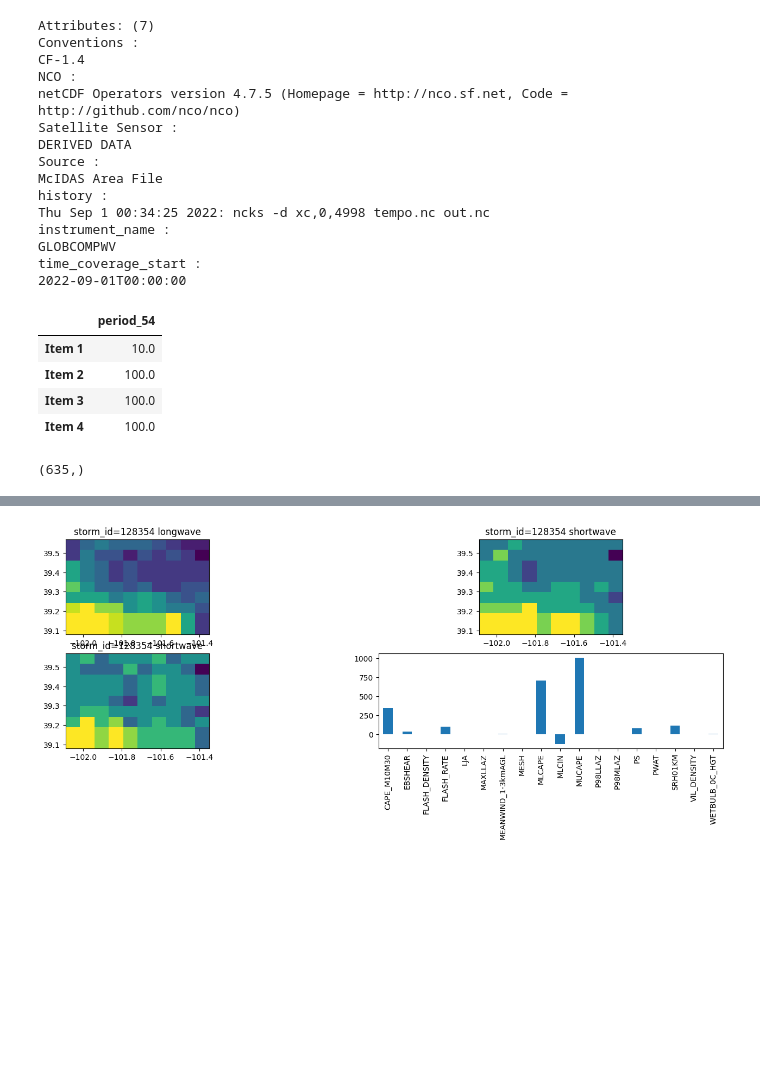
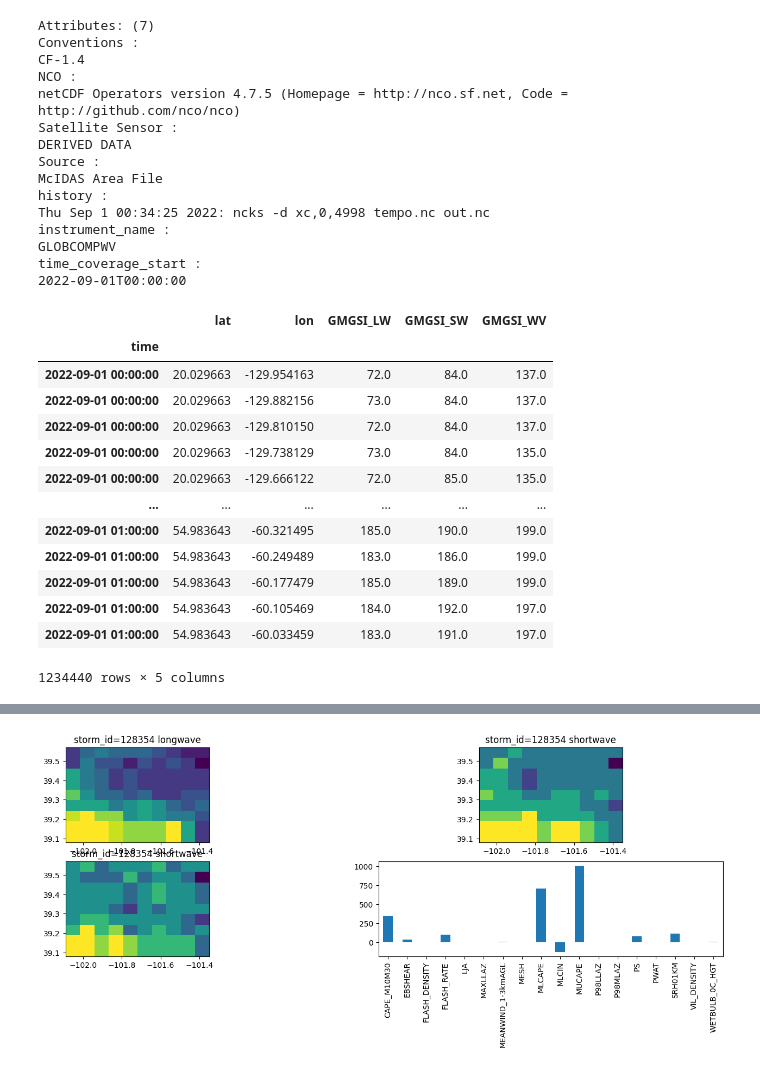
Before and after one commit to leaver2000/gswp, a Jupyter notebook: notebooks/tensorflow.ipynb, the cells around one changed output, grey strips where cells are left out. Saved outputs shown, nothing was run; the diff lists cells and outputs as text; code cells hidden in the pictures; blank space fills up the shorter version.

```diff
--- a/notebooks/tensorflow.ipynb
+++ b/notebooks/tensorflow.ipynb
@@ -137,66 +137,56 @@ instrument_name :
 GLOBCOMPWV
 time_coverage_start :
 2022-09-01T00:00:00
-# %%
-import pandas as pd
-
-df1 = pd.DataFrame()
-
-df1.index = ["Item 1", "Item 2", "Item 3", "Item 4"]
-
-multipliers = range(1, 55, 1)
-counter = 0
-for i in multipliers:
-    counter += 1
-
-mask = df1.index == "Item 1"
-df1.loc[mask, f"period_{i}"] = 10
-df1[~mask] = 100
-df1
-# %% [output]
-|  | period_54 |
-| Item 1 | 10.0 |
-| Item 2 | 100.0 |
-| Item 3 | 100.0 |
-| Item 4 | 100.0 |
 # %%
 from typing import Generic, NewType, TypeVar
 from swagpy.constants import MRMS_BOUNDS
 
 
 W, E, S, N = MRMS_BOUNDS
 _1D = NewType("1d", tuple)
 _2D = NewType("2d", tuple)
 
 
 def load_and_filter(dtype=np.float32) -> pd.DataFrame:
     gmgsi = GMGSI.load()
     lat, lon = gmgsi["lat"].to_numpy(), gmgsi["lon"].to_numpy()
     lat = lat[(lat > S) & (lat < N)]
     lon = lon[(lon > W) & (lon < E)]
     return (
         gmgsi.sel({"lat": lat, "lon": lon})
         .drop(["GMGSI_SSR", "GMGSI_VIS"])
         .to_dataframe()
         .reset_index(["lat", "lon"])
         .astype(dtype=dtype)
     )
 
 
-# def min_diff(
-#     target: np.ndarray[_1D, np.floating], values: np.ndarray[_1D, np.floating]
-# ) -> np.ndarray[_1D, np.unsignedinteger]:
-#     diff = abs(target[:, np.newaxis] - values)
-#     index = np.argmin(diff, axis=0)
-#     return index
-min_diff = lambda t, v: t[np.argmin(abs(t[:, np.newaxis] - v), axis=0)]
+def min_diff(
+    target: np.ndarray[_1D, np.floating], values: np.ndarray[_1D, np.floating]
+) -> np.ndarray[_1D, np.unsignedinteger]:
+    diff = abs(target[:, np.newaxis] - values)
+    index = np.argmin(diff, axis=0)
+    return index
+
 
 gmgsi = load_and_filter()
 lat, lon = (np.unique(gmgsi[crd]) for crd in ("lat", "lon"))
 gmgsi
-lat.shape
 # %% [output]
+|  | lat | lon | GMGSI_LW | GMGSI_SW | GMGSI_WV |
+| time |  |  |  |  |  |
+| 2022-09-01 00:00:00 | 20.029663 | -129.954163 | 72.0 | 84.0 | 137.0 |
+| 2022-09-01 00:00:00 | 20.029663 | -129.882156 | 73.0 | 84.0 | 137.0 |
+| 2022-09-01 00:00:00 | 20.029663 | -129.810150 | 72.0 | 84.0 | 137.0 |
+| 2022-09-01 00:00:00 | 20.029663 | -129.738129 | 73.0 | 84.0 | 135.0 |
+| 2022-09-01 00:00:00 | 20.029663 | -129.666122 | 72.0 | 85.0 | 135.0 |
+| ... | ... | ... | ... | ... | ... |
+| 2022-09-01 01:00:00 | 54.983643 | -60.321495 | 185.0 | 190.0 | 199.0 |
+| 2022-09-01 01:00:00 | 54.983643 | -60.249489 | 183.0 | 186.0 | 199.0 |
+| 2022-09-01 01:00:00 | 54.983643 | -60.177479 | 185.0 | 189.0 | 199.0 |
+| 2022-09-01 01:00:00 | 54.983643 | -60.105469 | 184.0 | 192.0 | 197.0 |
+| 2022-09-01 01:00:00 | 54.983643 | -60.033459 | 183.0 | 191.0 | 197.0 |
-(635,)
+1234440 rows × 5 columns
 # %%
 min_lon = min_diff(lon, features.minx.to_numpy())
 max_lon = min_diff(lon, features.maxx.to_numpy())
```
Also changed, not shown: parts of 3 cells of this notebook.
